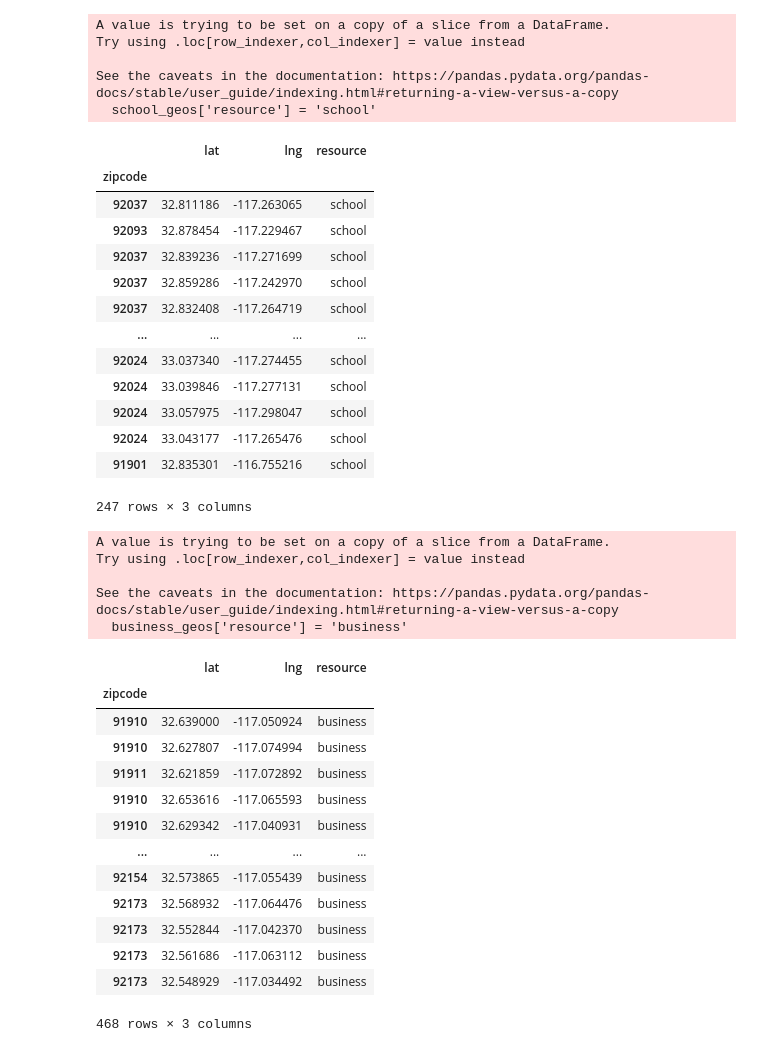
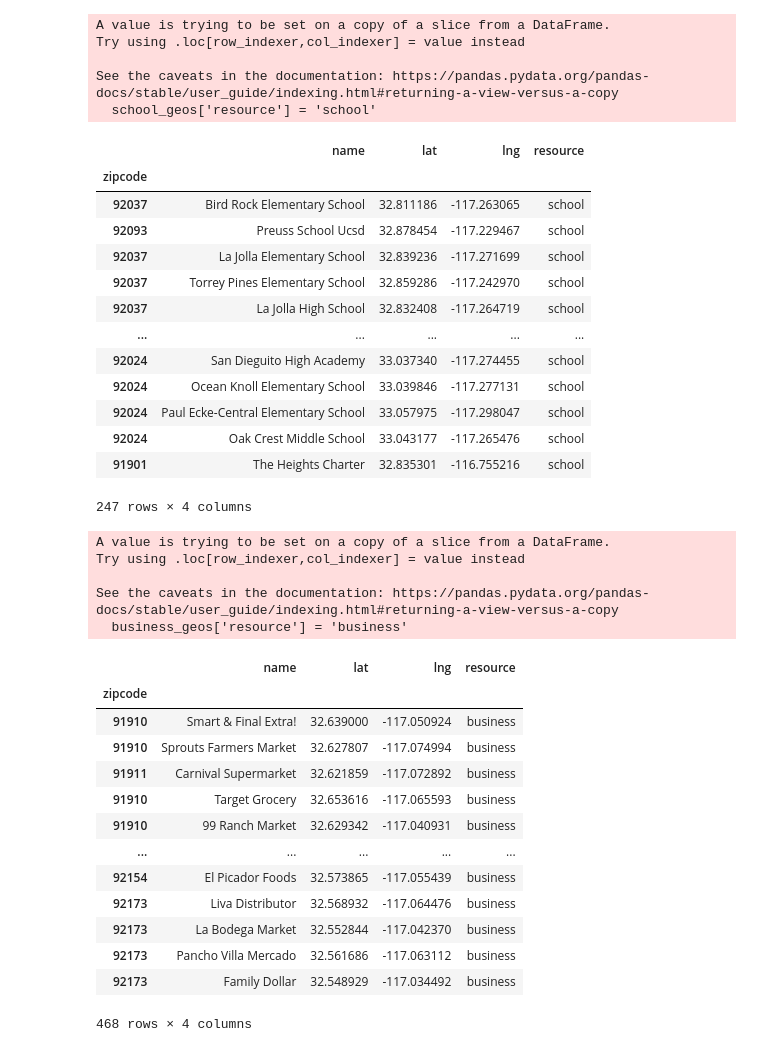
Before and after one commit to tsmtruong/final-project, a Jupyter notebook: clean_geo_all.ipynb, the cells around one changed output. Cells and saved outputs as stored; diff of their text form; code cells hidden in the pictures.

```diff
--- a/clean_geo_all.ipynb
+++ b/clean_geo_all.ipynb
@@ -31,34 +68,32 @@ businesses
 # %%
 # Schools Geos
-schools_above_average = schools[schools['rating'] >= 7]
-schools_above_average
-school_geos = schools_above_average[['lat','lng','zipcode']]
+school_geos = schools[['name','lat','lng','zipcode']]
 school_geos['resource'] = 'school'
 school_geos = school_geos.set_index('zipcode')
 school_geos
 # %% [output]
 A value is trying to be set on a copy of a slice from a DataFrame.
 Try using .loc[row_indexer,col_indexer] = value instead
 
 See the caveats in the documentation: https://pandas.pydata.org/pandas-docs/stable/user_guide/indexing.html#returning-a-view-versus-a-copy
   school_geos['resource'] = 'school'
-|  | lat | lng | resource |
-| zipcode |  |  |  |
-| 92037 | 32.811186 | -117.263065 | school |
-| 92093 | 32.878454 | -117.229467 | school |
-| 92037 | 32.839236 | -117.271699 | school |
-| 92037 | 32.859286 | -117.242970 | school |
-| 92037 | 32.832408 | -117.264719 | school |
-| ... | ... | ... | ... |
-| 92024 | 33.037340 | -117.274455 | school |
-| 92024 | 33.039846 | -117.277131 | school |
-| 92024 | 33.057975 | -117.298047 | school |
-| 92024 | 33.043177 | -117.265476 | school |
-| 91901 | 32.835301 | -116.755216 | school |
+|  | name | lat | lng | resource |
+| zipcode |  |  |  |  |
+| 92037 | Bird Rock Elementary School | 32.811186 | -117.263065 | school |
+| 92093 | Preuss School Ucsd | 32.878454 | -117.229467 | school |
+| 92037 | La Jolla Elementary School | 32.839236 | -117.271699 | school |
+| 92037 | Torrey Pines Elementary School | 32.859286 | -117.242970 | school |
+| 92037 | La Jolla High School | 32.832408 | -117.264719 | school |
+| ... | ... | ... | ... | ... |
+| 92024 | San Dieguito High Academy | 33.037340 | -117.274455 | school |
+| 92024 | Ocean Knoll Elementary School | 33.039846 | -117.277131 | school |
+| 92024 | Paul Ecke-Central Elementary School | 33.057975 | -117.298047 | school |
+| 92024 | Oak Crest Middle School | 33.043177 | -117.265476 | school |
+| 91901 | The Heights Charter | 32.835301 | -116.755216 | school |
-247 rows × 3 columns
+247 rows × 4 columns
 # %%
 # Business Geos
-business_geos = businesses[['lat','lng','zipcode']]
+business_geos = businesses[['name','lat','lng','zipcode']]
 business_geos['resource'] = 'business'
 business_geos = business_geos.set_index('zipcode')
 business_geos
@@ -68,19 +103,19 @@ Try using .loc[row_indexer,col_indexer] = value instead
 
 See the caveats in the documentation: https://pandas.pydata.org/pandas-docs/stable/user_guide/indexing.html#returning-a-view-versus-a-copy
   business_geos['resource'] = 'business'
-|  | lat | lng | resource |
-| zipcode |  |  |  |
-| 91910 | 32.639000 | -117.050924 | business |
-| 91910 | 32.627807 | -117.074994 | business |
-| 91911 | 32.621859 | -117.072892 | business |
-| 91910 | 32.653616 | -117.065593 | business |
-| 91910 | 32.629342 | -117.040931 | business |
-| ... | ... | ... | ... |
-| 92154 | 32.573865 | -117.055439 | business |
-| 92173 | 32.568932 | -117.064476 | business |
-| 92173 | 32.552844 | -117.042370 | business |
-| 92173 | 32.561686 | -117.063112 | business |
-| 92173 | 32.548929 | -117.034492 | business |
+|  | name | lat | lng | resource |
+| zipcode |  |  |  |  |
+| 91910 | Smart & Final Extra! | 32.639000 | -117.050924 | business |
+| 91910 | Sprouts Farmers Market | 32.627807 | -117.074994 | business |
+| 91911 | Carnival Supermarket | 32.621859 | -117.072892 | business |
+| 91910 | Target Grocery | 32.653616 | -117.065593 | business |
+| 91910 | 99 Ranch Market | 32.629342 | -117.040931 | business |
+| ... | ... | ... | ... | ... |
+| 92154 | El Picador Foods | 32.573865 | -117.055439 | business |
+| 92173 | Liva Distributor | 32.568932 | -117.064476 | business |
+| 92173 | La Bodega Market | 32.552844 | -117.042370 | business |
+| 92173 | Pancho Villa Mercado | 32.561686 | -117.063112 | business |
+| 92173 | Family Dollar | 32.548929 | -117.034492 | business |
-468 rows × 3 columns
+468 rows × 4 columns
 # %%
 # Transit Geos
```
Also changed, not shown: parts of 10 cells of this notebook, 1 other file.
